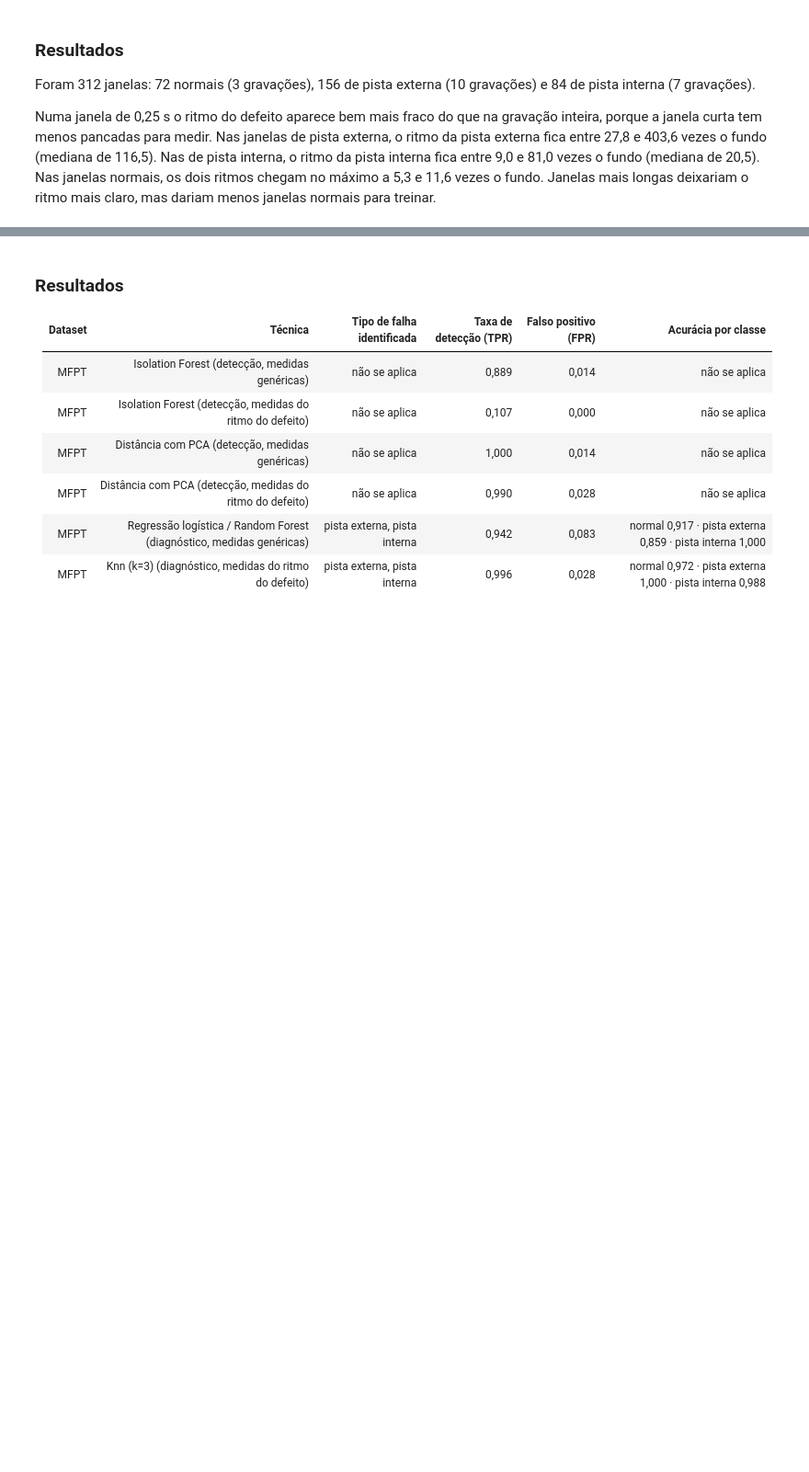
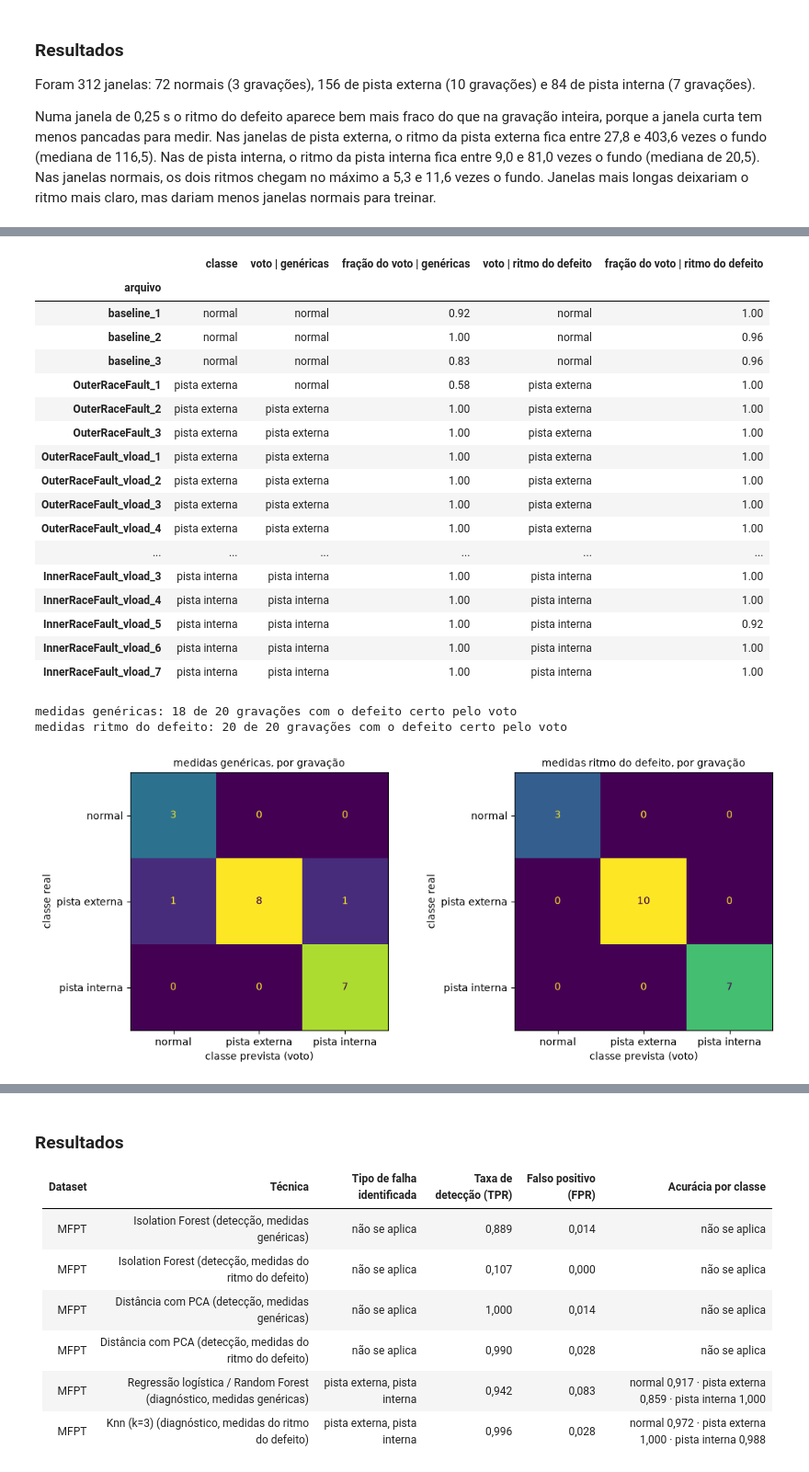
Before and after one commit to rontho14/projeto-mfpt, a Jupyter notebook: MFPT_deteccao_diagnostico.ipynb, the cells around one changed output, grey strips where cells are left out. Shown at 92% size. Saved outputs shown, nothing was run; the diff lists cells and outputs as text; code cells hidden in the pictures; blank space fills up the shorter version.

```diff
--- a/MFPT_deteccao_diagnostico.ipynb
+++ b/MFPT_deteccao_diagnostico.ipynb
@@ -334,7 +588,7 @@ Também testamos o PCA para resumir as medidas em poucos componentes antes do cl
 # %%
 # Compara a validação cruzada comum (janelas sorteadas) com a separada por gravação, para cada
-# modelo e grupo de medidas. A diferença entre as duas mostra o quanto o modelo acerta só por
-# reconhecer a gravação. As 3 rodadas da separada por gravação são montadas no código: dentro de cada
+# modelo e grupo de medidas. A diferença indica possível otimismo por dependência entre
+# janelas, mas não isola sua causa. As 3 rodadas da separada por gravação são montadas no código: dentro de cada
 # classe, as gravações são distribuídas em ordem entre as rodadas, então cada rodada deixa de fora
 # uma gravação normal e cerca de um terço das gravações de cada defeito.
 from sklearn.base import clone
@@ -346,11 +600,18 @@ from sklearn.tree import DecisionTreeClassifier
 from sklearn.ensemble import RandomForestClassifier
 from sklearn.metrics import confusion_matrix, classification_report, ConfusionMatrixDisplay
 
-rodada_da_gravacao = {}
-for classe, arquivos_classe in gravacoes.groupby('classe').arquivo:
-    for k, arquivo in enumerate(sorted(arquivos_classe)):
-        rodada_da_gravacao[arquivo] = k % 3
-rodada = janelas.arquivo.map(rodada_da_gravacao)
+def montar_rodadas(seed=None, dados=None):
+    dados = janelas if dados is None else dados
+    rng = np.random.default_rng(seed)
+    rodada_da_gravacao = {}
+    for classe, arquivos_classe in gravacoes.groupby('classe').arquivo:
+        nomes = sorted(arquivos_classe)
+        if seed is not None:
+            nomes = rng.permutation(nomes)
+        rodada_da_gravacao.update({nome: k % 3 for k, nome in enumerate(nomes)})
+    return dados.arquivo.map(rodada_da_gravacao)
+
+rodada = montar_rodadas()
 rodadas_por_gravacao = [(np.where(rodada != r)[0], np.where(rodada == r)[0]) for r in range(3)]
 
 models = {'Regressão logística': make_pipeline(StandardScaler(), LogisticRegression(max_iter=1000)),
@@ -362,7 +623,7 @@ cv_results = []
 for nome_medidas, colunas in grupos_medidas.items():
     for nome_modelo, model in models.items():
         comum = cross_val_score(model, janelas[colunas], janelas.classe,
-                                cv=KFold(5, shuffle=True, random_state=42), scoring='accuracy').mean()
+                                cv=KFold(3, shuffle=True, random_state=42), scoring='accuracy').mean()
         por_gravacao = cross_val_score(model, janelas[colunas], janelas.classe, cv=rodadas_por_gravacao,
                                        scoring='accuracy').mean()
         cv_results.append({'medidas': nome_medidas, 'modelo': nome_modelo,
@@ -470,0 +851,43 @@ Com o corte de 70% da variação, o PCA piorou o diagnóstico: o primeiro compon
+# %%
+# Diagnóstico de cada gravação pelo voto da maioria das suas janelas (a classe mais frequente,
+# mode()[0]), a partir das mesmas previsões fora do treino; nenhum modelo novo é treinado.
+votos = janelas[['arquivo', 'classe']].drop_duplicates().set_index('arquivo')
+for medidas, (previsto, _) in finais.items():
+    por_arquivo = janelas.assign(previsto=previsto).groupby('arquivo').previsto
+    votos[f'voto | {medidas}'] = por_arquivo.agg(lambda p: p.mode()[0])
+    votos[f'fração do voto | {medidas}'] = por_arquivo.agg(lambda p: p.value_counts(normalize=True).iloc[0])
+display(votos.round(2))
+
+fig, axes = plt.subplots(1, 2, figsize=(11, 4.5))
+for ax, medidas in zip(axes, finais):
+    certas = (votos[f'voto | {medidas}'] == votos.classe).sum()
+    print(f'medidas {medidas}: {certas} de {len(votos)} gravações com o defeito certo pelo voto')
+    cm = confusion_matrix(votos.classe, votos[f'voto | {medidas}'], labels=classes_ordem)
+    ConfusionMatrixDisplay(cm, display_labels=classes_ordem).plot(ax=ax, colorbar=False)
+    ax.set_title(f'medidas {medidas}, por gravação', fontsize=10)
+    ax.set_xlabel('classe prevista (voto)')
+    ax.set_ylabel('classe real')
+plt.tight_layout()
+plt.show()
+# %% [output]
+|  | classe | voto | genéricas | fração do voto | genéricas | voto | ritmo do defeito | fração do voto | ritmo do defeito |
+| arquivo |  |  |  |  |  |
+| baseline_1 | normal | normal | 0.92 | normal | 1.00 |
+| baseline_2 | normal | normal | 1.00 | normal | 0.96 |
+| baseline_3 | normal | normal | 0.83 | normal | 0.96 |
+| OuterRaceFault_1 | pista externa | normal | 0.58 | pista externa | 1.00 |
+| OuterRaceFault_2 | pista externa | pista externa | 1.00 | pista externa | 1.00 |
+| OuterRaceFault_3 | pista externa | pista externa | 1.00 | pista externa | 1.00 |
+| OuterRaceFault_vload_1 | pista externa | pista externa | 1.00 | pista externa | 1.00 |
+| OuterRaceFault_vload_2 | pista externa | pista externa | 1.00 | pista externa | 1.00 |
+| OuterRaceFault_vload_3 | pista externa | pista externa | 1.00 | pista externa | 1.00 |
+| OuterRaceFault_vload_4 | pista externa | pista externa | 1.00 | pista externa | 1.00 |
+| ... | ... | ... | ... | ... | ... |
+| InnerRaceFault_vload_3 | pista interna | pista interna | 1.00 | pista interna | 1.00 |
+| InnerRaceFault_vload_4 | pista interna | pista interna | 1.00 | pista interna | 1.00 |
+| InnerRaceFault_vload_5 | pista interna | pista interna | 1.00 | pista interna | 0.92 |
+| InnerRaceFault_vload_6 | pista interna | pista interna | 1.00 | pista interna | 1.00 |
+| InnerRaceFault_vload_7 | pista interna | pista interna | 1.00 | pista interna | 1.00 |
+medidas genéricas: 18 de 20 gravações com o defeito certo pelo voto
+medidas ritmo do defeito: 20 de 20 gravações com o defeito certo pelo voto
+[figure, added]
```
Also changed, not shown: parts of 43 cells of this notebook, 2 other files.
